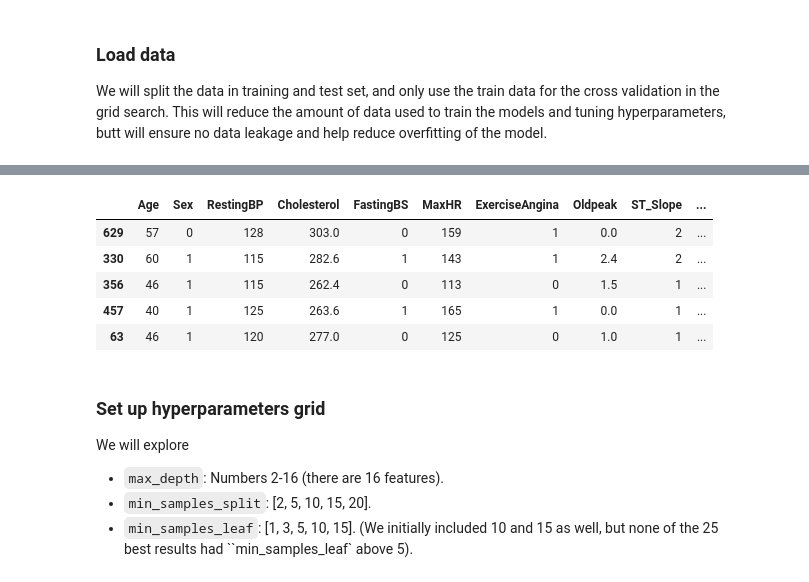
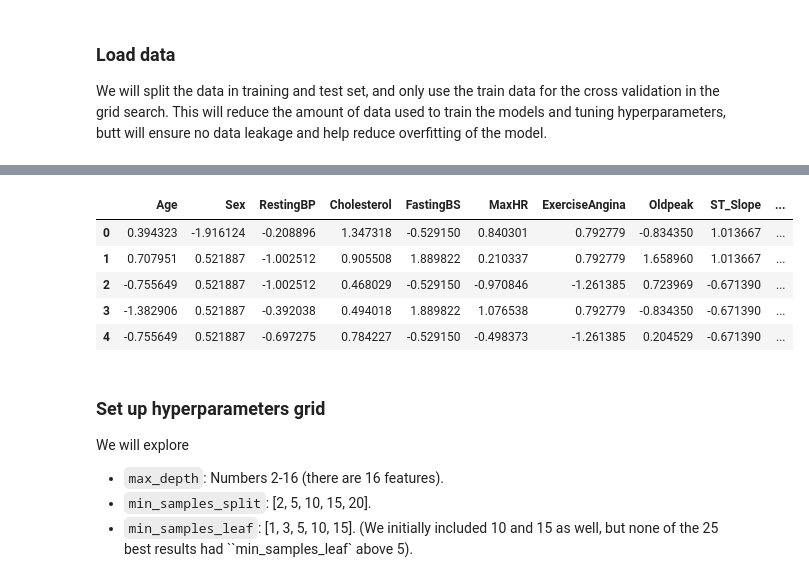
Before and after one commit to magnuis/ai_applied_to_engineering, a Jupyter notebook: project_part_2/decision_tree.ipynb, the cells around one changed output, grey strips where cells are left out. Saved outputs shown, nothing was run; the diff lists cells and outputs as text; code cells hidden in the pictures.

```diff
--- a/project_part_2/decision_tree.ipynb
+++ b/project_part_2/decision_tree.ipynb
@@ -70,16 +70,16 @@ from sklearn.model_selection import validation_curve
 # %%
 prep = Preprocessor()
 
-X_train, X_test, y_train, y_test = prep.get_data(test_size=0.25, impute_method='knn', remove_outliers=True, scaling_method=None)
+X_train, X_test, y_train, y_test = prep.get_data(test_size=0.25, impute_method='knn', remove_outliers=True, scaling_method='standard')
 
 X_train.head()
 # %% [output]
 |  | Age | Sex | RestingBP | Cholesterol | FastingBS | MaxHR | ExerciseAngina | Oldpeak | ST_Slope | ... |
-| 629 | 57 | 0 | 128 | 303.0 | 0 | 159 | 1 | 0.0 | 2 | ... |
-| 330 | 60 | 1 | 115 | 282.6 | 1 | 143 | 1 | 2.4 | 2 | ... |
-| 356 | 46 | 1 | 115 | 262.4 | 0 | 113 | 0 | 1.5 | 1 | ... |
-| 457 | 40 | 1 | 125 | 263.6 | 1 | 165 | 1 | 0.0 | 1 | ... |
-| 63 | 46 | 1 | 120 | 277.0 | 0 | 125 | 0 | 1.0 | 1 | ... |
+| 0 | 0.394323 | -1.916124 | -0.208896 | 1.347318 | -0.529150 | 0.840301 | 0.792779 | -0.834350 | 1.013667 | ... |
+| 1 | 0.707951 | 0.521887 | -1.002512 | 0.905508 | 1.889822 | 0.210337 | 0.792779 | 1.658960 | 1.013667 | ... |
+| 2 | -0.755649 | 0.521887 | -1.002512 | 0.468029 | -0.529150 | -0.970846 | -1.261385 | 0.723969 | -0.671390 | ... |
+| 3 | -1.382906 | 0.521887 | -0.392038 | 0.494018 | 1.889822 | 1.076538 | 0.792779 | -0.834350 | -0.671390 | ... |
+| 4 | -0.755649 | 0.521887 | -0.697275 | 0.784227 | -0.529150 | -0.498373 | -1.261385 | 0.204529 | -0.671390 | ... |
 # %% [markdown]
 ### Set up hyperparameters grid
 
```
Also changed, not shown: parts of 15 cells of this notebook, 8 other files.
